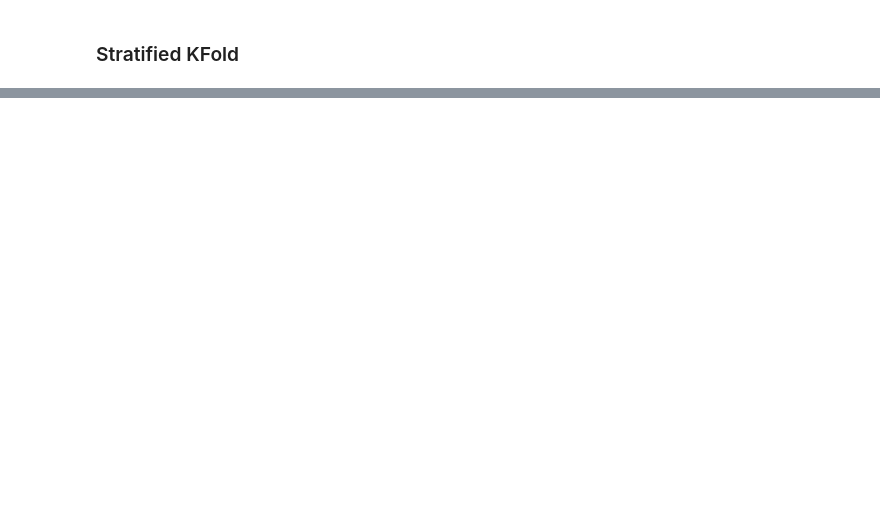
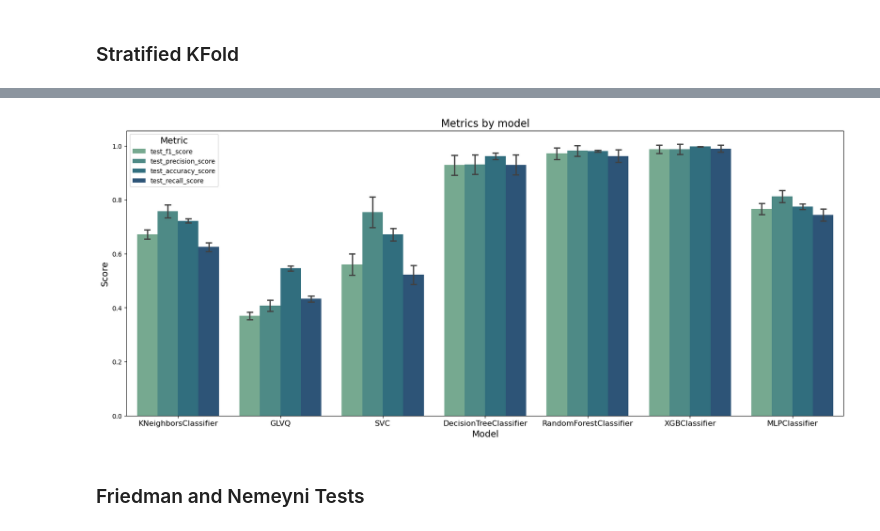
Before and after one commit to MatheusRDG/machine_learning_ufpe_2023_2, a Jupyter notebook: notebooks/03_modeling.ipynb, the cells around one changed output, grey strips where cells are left out. Cells and saved outputs as stored; diff of their text form; code cells hidden in the pictures; blank space fills up the shorter version.

```diff
--- a/notebooks/03_modeling.ipynb
+++ b/notebooks/03_modeling.ipynb
@@ -232,0 +272,31 @@ stratified_crossval_results.groupby("model").mean()
+# %%
+# Plot metrics average with confidence intervals
+
+import matplotlib.pyplot as plt
+import seaborn as sns
+
+results_long = stratified_crossval_results.melt(
+    id_vars=["split", "model"],
+    value_vars=[
+        "test_f1_score",
+        "test_precision_score",
+        "test_accuracy_score",
+        "test_recall_score",
+    ],
+    var_name="metric",
+    value_name="score",
+)
+
+plt.figure(figsize=(20, 8))
+sns.barplot(
+    data=results_long, x="model", y="score", hue="metric", errorbar="sd", errwidth=2, capsize=0.05, palette="crest")
+plt.title("Metrics by model", fontsize=16)
+plt.ylabel("Score", fontsize=14)
+plt.xlabel("Model", fontsize=14)
+plt.xticks(fontsize=12)
+plt.legend(title="Metric", title_fontsize="14", loc="upper left")
+plt.show()
+# %% [output]
+[figure, added]
+# %% [markdown]
+### Friedman and Nemeyni Tests
```
Also changed, not shown: parts of 16 cells of this notebook.
